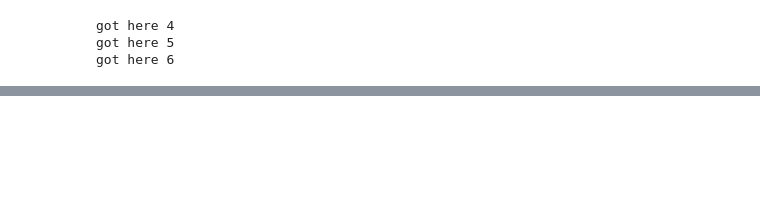
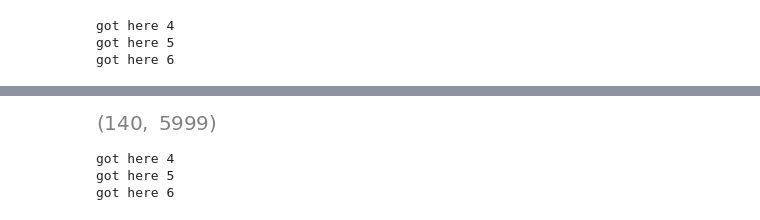
Before and after one commit to iman-adibnazari/anguilliformOptimalControl, a Jupyter notebook: src/generateKoopmanRom.ipynb, the cells around one changed output, grey strips where cells are left out. Cells and saved outputs as stored; diff of their text form; code cells hidden in the pictures; blank space fills up the shorter version.

```diff
--- a/src/generateKoopmanRom.ipynb
+++ b/src/generateKoopmanRom.ipynb
@@ -220,0 +286,76 @@ Y error:  0.02962022953189829
+# %%
+# Extract Z outputs from Y
+Y_fom = Y_fom[1::2,:,:]
+
+m = int(m/2)
+# %%
+# Make Koopman Data matrices with time delay embeddings of N_delay timesteps and polynomial embeddings of up to N_polynomial for each episode
+N_delay = 6 # number of time delay embeddings
+N_poly = 1 # highest order polynomial to embed
+Z_fom = np.zeros((m*(N_delay+N_poly) , n_timesteps, n_train))
+for epInd in range(n_train):
+    for i in range(0, n_timesteps):
+        # Time delay embeddings
+        for j in range(N_delay+1):
+            # fill 0s if not enough data
+            if i-j< 0:
+                Z_fom[j*m:(j+1)*m, i,epInd] = 0
+            else:
+                Z_fom[j*m:(j+1)*m, i,epInd] = Y_fom[:, i-j,epInd]
+        # Polynomial embeddings
+        for j in range(N_poly-1):
+            Z_fom[(j+N_delay+1)*m:(j+N_delay+2)*m, i,epInd] = np.power(Y_fom[:, i,epInd], j+2)
+# %%
+# Flatten Z_fom and U_fom to be 2D by concatenating episodes together along columns
+Z_fom_flat = np.zeros((m*(N_delay+N_poly), n_timesteps*n_train))
+U_fom_flat = np.zeros((l, n_timesteps*n_train))
+Y_fom_flat = np.zeros((m, n_timesteps*n_train))
+for epInd in range(n_train):
+    Z_fom_flat[:,epInd*n_timesteps:(epInd+1)*n_timesteps] = Z_fom[:,:,epInd]
+    U_fom_flat[:,epInd*n_timesteps:(epInd+1)*n_timesteps] = U_fom[:,:,epInd]
+    Y_fom_flat[:,epInd*n_timesteps:(epInd+1)*n_timesteps] = Y_fom[:,:,epInd]
+# %%
+# Make DMDc data matrices
+X_train = da.from_array(Z_fom_flat[:, :-1], chunks=(m*(N_delay+N_poly), 4000))
+Xprime_train = da.from_array(Z_fom_flat[:, 1:], chunks=(m*(N_delay+N_poly), 4000))
+Upsilon_train = da.from_array(U_fom_flat[:, :-1], chunks=(l, 4000))
+Y_train = da.from_array(Y_fom_flat[:, :-1], chunks=(m, 4000))
+# %%
+X_train.shape
+# %% [output]
+[figure, added]
+# %%
+# Compute DMDc ROM
+p_dmd = int(m*(N_delay+N_poly))# dimension of reduced input space
+n_ROM = p_dmd # dimension of reduced order state
+# Form snapshot matrices for DMDc
+Omega = da.concatenate([X_train,Upsilon_train],axis=0)
+Omega = Omega.rechunk((Omega.shape[0],4000))
+print("got here 4")
+# Decompose snapshot matrix using truncated SVD
+# r_dmd = n_ROM
+print("got here 5")
+U_tilde,Sigma_tilde,Vh_tilde = da.linalg.svd(Omega)
+# Vh_tilde = da.conj(da.transpose(V_tilde))
+Sigma_tilde = da.diag(Sigma_tilde)
+# U_hat, Sigma_hat, V_hat = da.linalg.svd_compressed(Xprime_train, r_dmd)
+# Sigma_hat = da.diag(Sigma_hat)
+print("got here 6")
+# Compute system state evolution matrices
+# U_tilde_1 = U_tilde[0:m*N_delay,:]
+# U_tilde_2 = U_tilde[m*N_delay:,:]
+stateMats = Xprime_train@(Vh_tilde.conj().T)@(da.linalg.inv(Sigma_tilde))@(U_tilde.conj().T)
+# A_dmdc = Xprime_train@(Vh_tilde.conj().T)@(da.linalg.inv(Sigma_tilde))@(U_tilde_1.conj().T)
+# B_dmdc = Xprime_train@(Vh_tilde.conj().T)@(da.linalg.inv(Sigma_tilde))@(U_tilde_2.conj().T)
+A_dmdc = stateMats[:,0:n_ROM]
+B_dmdc = stateMats[:,n_ROM:]
+
+# C matrix just extracts the first m states
+C_dmdc = da.concatenate([da.eye(m),da.zeros((m,m*(N_delay+N_poly-1)))],axis=1)
+
+
+A_dmdc, B_dmdc, C_dmdc = da.compute(A_dmdc, B_dmdc, C_dmdc)
+# %% [output]
+got here 4
+got here 5
+got here 6
```
Also changed, not shown: parts of 22 cells of this notebook, 1 other file.
